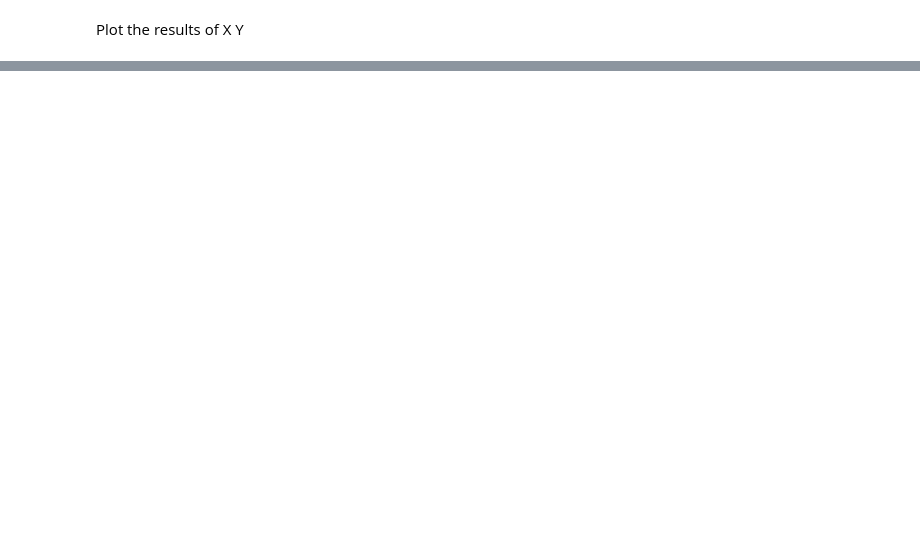
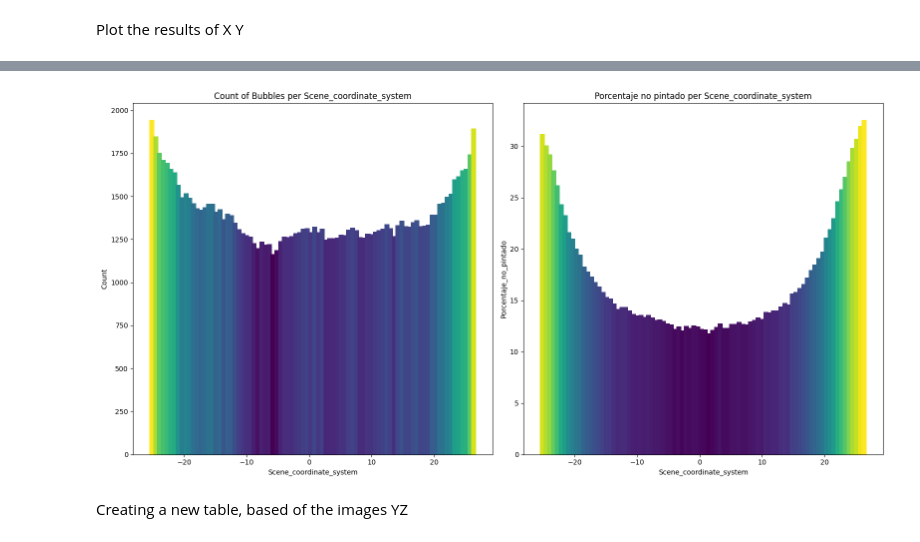
Before and after one commit to CarlosGarcia-YK/Polimery_Artificial_Vision, a Jupyter notebook: Classification_Method.ipynb, the cells around one changed output, grey strips where cells are left out. Drawn from its saved outputs; the diff is of its cells as text; code cells hidden in the pictures; blank space fills up the shorter version.

```diff
--- a/Classification_Method.ipynb
+++ b/Classification_Method.ipynb
@@ -203,0 +389,45 @@ plt.show()
+# %%
+# Define a function to determine the color based on the count value using a gradient
+def get_color(value, min_value, max_value):
+    # Normalize the value to be between 0 and 1
+    normalized_value = (value - min_value) / (max_value - min_value)
+    # Convert the normalized value to a color using a colormap
+    colormap = plt.cm.viridis
+    return colormap(normalized_value)
+
+# Get the minimum and maximum values of the 'Count' column
+min_count_xz = count_table_xz['Count'].min()
+max_count_xz = count_table_xz['Count'].max()
+
+# Apply the color function to each value in the 'Count' column
+colors_count_xz = count_table_xz['Count'].apply(lambda x: get_color(x, min_count_xz, max_count_xz))
+
+# Get the minimum and maximum values of the 'Porcentaje_no_pintado' column
+min_porcentaje_xz = count_table_xz['Porcentaje_no_pintado'].min()
+max_porcentaje_xz = count_table_xz['Porcentaje_no_pintado'].max()
+
+# Apply the color function to each value in the 'Porcentaje_no_pintado' column
+colors_porcentaje_xz = count_table_xz['Porcentaje_no_pintado'].apply(lambda x: get_color(x, min_porcentaje_xz, max_porcentaje_xz))
+
+# Create subplots
+fig, axs = plt.subplots(1, 2, figsize=(16, 8))
+
+# Plot the count data with the correct color array
+axs[0].bar(count_table_xz['Scene_coordinate_system'], count_table_xz['Count'], color=colors_count_xz)
+axs[0].set_xlabel('Scene_coordinate_system')
+axs[0].set_ylabel('Count')
+axs[0].set_title('Count of Bubbles per Scene_coordinate_system')
+
+# Plot the porcentaje no pintado data with the correct color array
+axs[1].bar(count_table_xz['Scene_coordinate_system'], count_table_xz['Porcentaje_no_pintado'], color=colors_porcentaje_xz)
+axs[1].set_xlabel('Scene_coordinate_system')
+axs[1].set_ylabel('Porcentaje_no_pintado')
+axs[1].set_title('Porcentaje no pintado per Scene_coordinate_system')
+
+# Adjust layout
+plt.tight_layout()
+plt.show()
+# %% [output]
+[figure, added]
+# %% [markdown]
+Creating a new table, based of the images YZ
```
Also changed, not shown: parts of 22 cells of this notebook, 8 other files.
